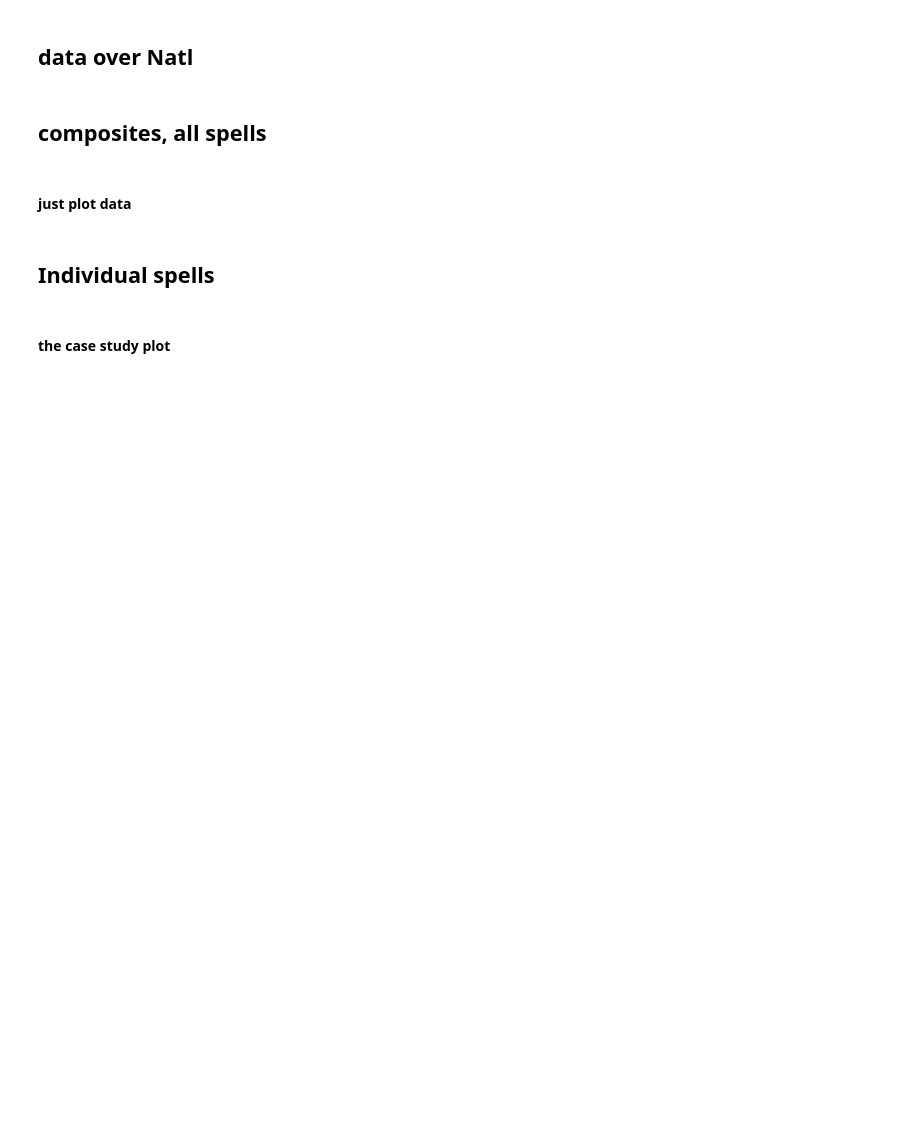
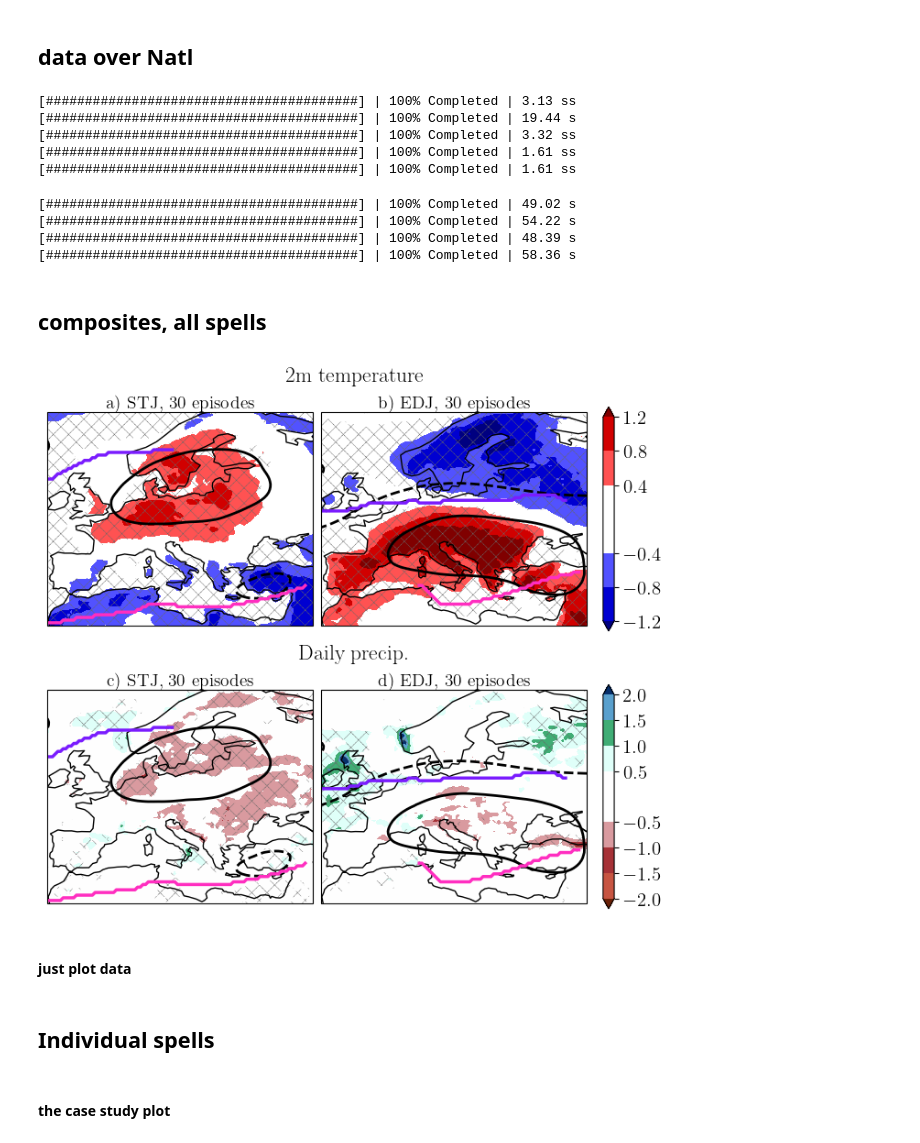
Before and after one commit to hbanderier/Jetutils, a Jupyter notebook: notebooks/on_remote/Persistence/persistent_jets_v2.ipynb, the cells around one changed output. Cells and saved outputs as stored; diff of their text form; code cells hidden in the pictures; blank space fills up the shorter version.

```diff
--- a/notebooks/on_remote/Persistence/persistent_jets_v2.ipynb
+++ b/notebooks/on_remote/Persistence/persistent_jets_v2.ipynb
@@ -112,6 +115,6 @@ big_summer_daily = big_summer.filter(big_summer["time"].dt.hour() == 0)
 # %%
-all_jets = pl.read_parquet(basepath.joinpath("jets.parquet"))
-phat_jets = to_one_large(all_jets)
+jets = pl.read_parquet(basepath.joinpath("jets.parquet"))
+phat_jets = to_one_large(jets)
 props = pl.read_parquet(basepath.joinpath("props.parquet"))
 cross = pl.read_parquet(basepath.joinpath("cross.parquet"))
 pers = pers_from_cross(cross)
@@ -121,7 +124,7 @@ over_europe = pl.col("lon") > -10
 lat_over_europe = (pl.col("lat") * pl.col("s")).filter(over_europe).sum() / pl.col(
     "s"
 ).filter(over_europe).sum()
-lat_over_europe = all_jets.group_by("time", "jet ID").agg(
+lat_over_europe = jets.group_by("time", "jet ID").agg(
     lat_over_europe.fill_nan(0).alias("lat_over_europe")
 )
 props = props.join(lat_over_europe, on=["time", "jet ID"])
@@ -165,11 +168,11 @@ phat_props_summer = summer_filter.join(phat_props, on="time")
 spells_list = spells_from_cross_catd_simple(
     cross_catd,
     season=summer_filter,
-    q_STJ=0.765,
-    q_EDJ=0.83,
+    q_STJ=0.372,
+    q_EDJ=0.467,
     minlen=datetime.timedelta(days=5),
-    smooth=datetime.timedelta(hours=24),
-    fill_holes=datetime.timedelta(hours=18),
+    # smooth=datetime.timedelta(hours=24),
+    # fill_holes=datetime.timedelta(hours=18),
 )
 for jet, spells in spells_list.items():
     print(jet, spells["spell"].n_unique())
@@ -417,11 +426,27 @@ da_T_anom = DataHandler.from_specs(
 ).da
 da_T_anom = compute(da_T_anom, progress_flag=True)
 
-varnames_rwb = ["APVO", "CPVO"]
+varnames_rwb = ["SAPVS", "SCPVS", "TAPVS", "TCPVS"]
 das_rwb = {}
 for var in varnames_rwb:
     das_rwb[var] = compute(DataHandler.from_specs("ERA5", "thetalev", var, "6H", *args1, reduce_da=False).da, progress_flag=True)
 ds_ = compute(ds.isel(time=np.isin(ds.time.dt.month, [6, 7, 8, 9])), progress_flag=True)
+# %% [output]
+[########################################] | 100% Completed | 3.13 ss
+[########################################] | 100% Completed | 19.44 s
+[########################################] | 100% Completed | 3.32 ss
+[########################################] | 100% Completed | 1.61 ss
+[########################################] | 100% Completed | 1.61 ss
+# %%
+varnames_rwb = ["SAPVS_new", "SCPVS_new", "TAPVS_new", "TCPVS_new"]
+das_rwb = {}
+for var in varnames_rwb:
+    das_rwb[var] = compute(DataHandler.from_specs("ERA5", "thetalev", var, None, *args1, reduce_da=False).da, progress_flag=True)
+# %% [output]
+[########################################] | 100% Completed | 49.02 s
+[########################################] | 100% Completed | 54.22 s
+[########################################] | 100% Completed | 48.39 s
+[########################################] | 100% Completed | 58.36 s
 # %%
 # from jetutils.anyspell import regionalize
 # region_T_ts = regionalize(da_T_anom, clusters_da, ["time"])
@@ -455,13 +480,13 @@ plot_kwargs_2 = {
 }
 stippling_kwargs = {
     "FDR": True,
-    "invert": True,
+    "invert": False,
     "linewidth": 0.3,
     "color": "dimgrey",
-    "hatch": "xxxx",
+    "hatch": "xx",
 }
 nrow, ncol = 1, 2
-days_around = 5
+days_around = 50
 n = nrow * ncol
 cmap = colormaps.pastel
 norm = BoundaryNorm(np.arange(cmap.N) + 0.5, cmap.N)
@@ -472,7 +497,7 @@ for da, plot_kwargs, fig in zip([da_1, da_2], [plot_kwargs_1, plot_kwargs_2], su
     mask = np.zeros((len(da.time), len(spells_list)), dtype=bool)
     titles = []
     for j, jet in enumerate(spells_list):
-        spells_from_jet = subset_around_onset(spells_list[jet], around_onset=datetime.timedelta(days=days_around))
+        spells_from_jet = spells_list[jet]
         letter = ascii_lowercase[j % len(ascii_lowercase) + len(clu.axes) * int(da.name == "tp")]
         mask[:, j] = np.isin(
             da.time.values,
@@ -480,38 +505,40 @@ for da, plot_kwargs, fig in zip([da_1, da_2], [plot_kwargs_1, plot_kwargs_2], su
         )
         n_spells = spells_from_jet["spell"].n_unique()
         titles.append(f"{letter}) {jet[:3]}, {n_spells} episodes")
     _ = clu.add_any_contour_from_mask(da, mask, type="contourf", stippling=True, titles=titles, stippling_kwargs=stippling_kwargs, **plot_kwargs)
     # _ = clu.add_any_contour_from_mask(da, mask, type="contourf", stippling=False, titles=titles, stippling_kwargs=None, **plot_kwargs)
     _ = clu.add_any_contour_from_mask(da_contour, mask, type="contour", levels=[-60, -20, 20, 60], linewidths=2., clabels=False)
     fig.suptitle(PRETTIER_VARNAME.get(da.name, da.name))
 
 masked_da = []
 time_name = "time"
 reduction_function = np.nanmean
 for mas in mask.T:
     masked_da.append(ds_.isel({time_name: mas}).reduce(reduction_function, dim=time_name))
 masked_da = xr.concat(masked_da, dim="relative_index")
 find_jets_kwargs = dict(
     n_coarsen=1,
-    base_s_thresh=20,
-    alignment_thresh=0.6,
-    int_thresh_factor=0.6,
+    base_s_thresh=16,
+    alignment_thresh=0.4,
+    int_thresh_factor=0.4,
     hole_size=6,
     smooth_func=partial(gaussian_smooth_func, sigma_lon=2, sigma_lat=0.8),
 )
 jets_on_mean = find_all_jets(masked_da, **find_jets_kwargs)
 for fig in subfigs:
-    for ax, (_, jets) in zip(fig.axes, jets_on_mean.group_by("relative_index")):
+    for ax, (_, jets_) in zip(fig.axes, jets_on_mean.group_by("relative_index")):
         if not isinstance(ax, GeoAxes):
             continue
-        for _, jet_ in jets.group_by("jet ID"):
+        for _, jet_ in jets_.group_by("jet ID"):
             lo, la = jet_[["lon", "lat"]]
             if la.mean() > 40:
                 color = COLORS[1]
             else:
                 color = COLORS[2]
             ax.plot(lo - clu.central_longitude, la, lw=2.5, color=color)
 # bigfig.savefig(f"{FIGURES}/jet_persistence/realspace_stuff/t2m_and_tp_realspace_both_30spells.png")
+# %% [output]
+[figure, added]
 # %% [markdown]
 #### just plot data
 # %%
```
Also changed, not shown: parts of 4 cells of this notebook, 5 other files.
